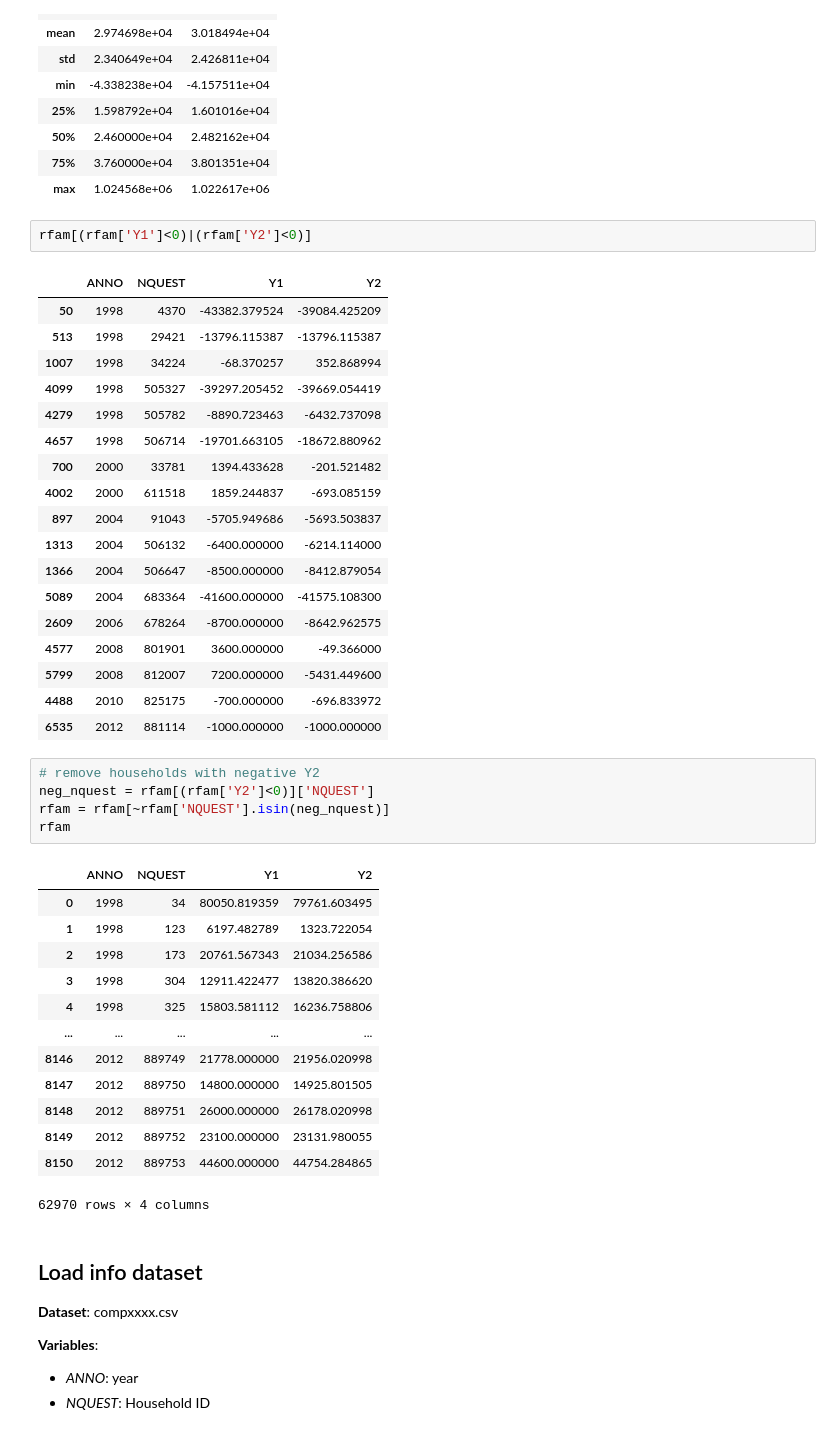
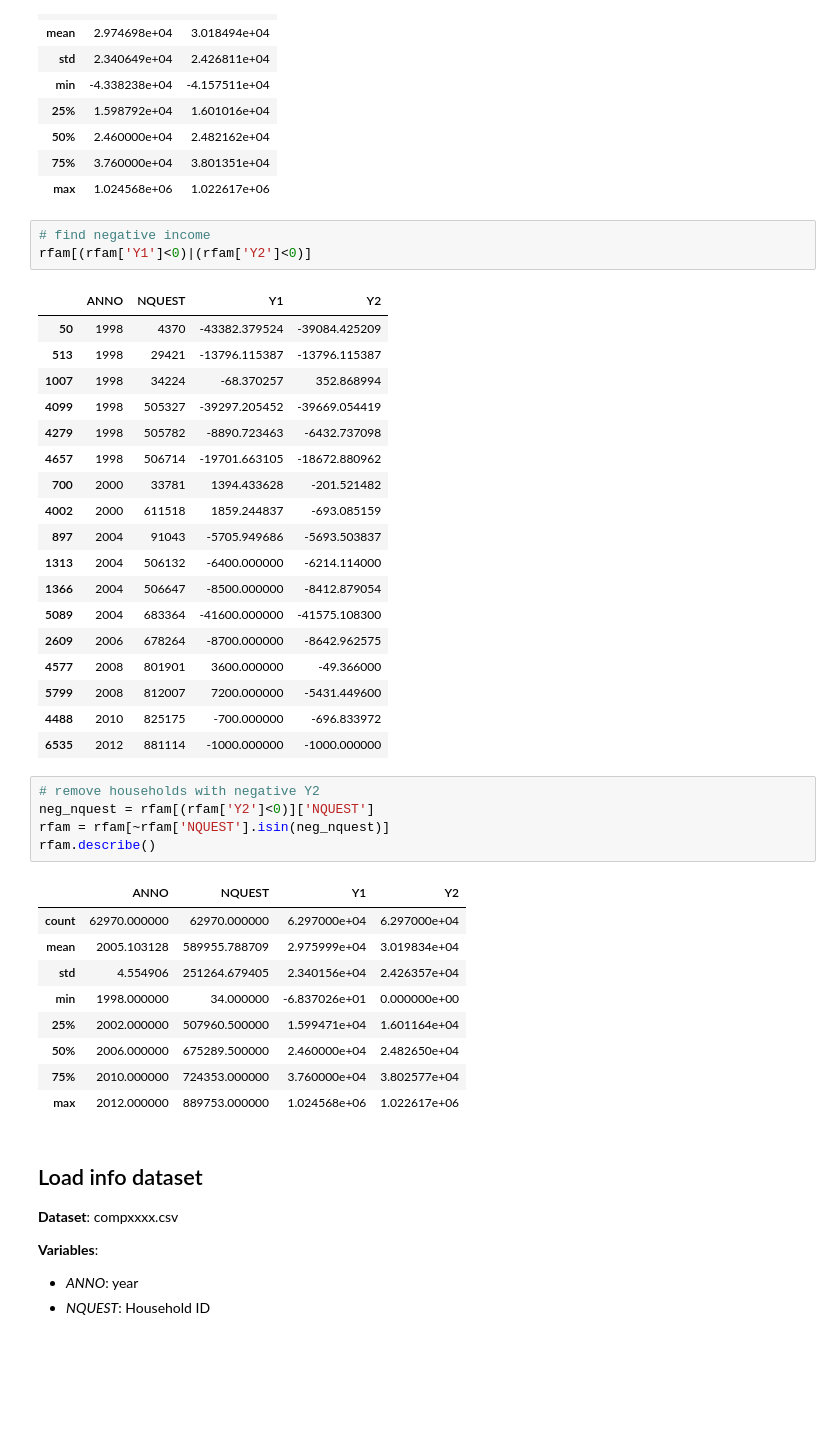
Before and after one commit to ricdeblasis/DynamicPovertyIndexes, a Jupyter notebook: CLTpovertyFinal.ipynb, the cells around one changed output. Cells and saved outputs as stored; diff of their text form; blank space fills up the shorter version.

```diff
--- a/CLTpovertyFinal.ipynb
+++ b/CLTpovertyFinal.ipynb
@@ -79,6 +80,7 @@ rfam[['Y1','Y2']].describe()
 | 75% | 3.760000e+04 | 3.801351e+04 |
 | max | 1.024568e+06 | 1.022617e+06 |
 # %%
+# find negative income
 rfam[(rfam['Y1']<0)|(rfam['Y2']<0)]
 # %% [output]
 |  | ANNO | NQUEST | Y1 | Y2 |
@@ -102,22 +104,18 @@ rfam[(rfam['Y1']<0)|(rfam['Y2']<0)]
 # %%
 # remove households with negative Y2
 neg_nquest = rfam[(rfam['Y2']<0)]['NQUEST']
 rfam = rfam[~rfam['NQUEST'].isin(neg_nquest)]
-rfam
+rfam.describe()
 # %% [output]
 |  | ANNO | NQUEST | Y1 | Y2 |
-| 0 | 1998 | 34 | 80050.819359 | 79761.603495 |
-| 1 | 1998 | 123 | 6197.482789 | 1323.722054 |
-| 2 | 1998 | 173 | 20761.567343 | 21034.256586 |
-| 3 | 1998 | 304 | 12911.422477 | 13820.386620 |
-| 4 | 1998 | 325 | 15803.581112 | 16236.758806 |
-| ... | ... | ... | ... | ... |
-| 8146 | 2012 | 889749 | 21778.000000 | 21956.020998 |
-| 8147 | 2012 | 889750 | 14800.000000 | 14925.801505 |
-| 8148 | 2012 | 889751 | 26000.000000 | 26178.020998 |
-| 8149 | 2012 | 889752 | 23100.000000 | 23131.980055 |
-| 8150 | 2012 | 889753 | 44600.000000 | 44754.284865 |
+| count | 62970.000000 | 62970.000000 | 6.297000e+04 | 6.297000e+04 |
+| mean | 2005.103128 | 589955.788709 | 2.975999e+04 | 3.019834e+04 |
+| std | 4.554906 | 251264.679405 | 2.340156e+04 | 2.426357e+04 |
+| min | 1998.000000 | 34.000000 | -6.837026e+01 | 0.000000e+00 |
+| 25% | 2002.000000 | 507960.500000 | 1.599471e+04 | 1.601164e+04 |
+| 50% | 2006.000000 | 675289.500000 | 2.460000e+04 | 2.482650e+04 |
+| 75% | 2010.000000 | 724353.000000 | 3.760000e+04 | 3.802577e+04 |
+| max | 2012.000000 | 889753.000000 | 1.024568e+06 | 1.022617e+06 |
-62970 rows × 4 columns
 # %% [markdown]
 ## Load info dataset
 
```
Also changed, not shown: parts of 14 cells of this notebook, 1 other file.
